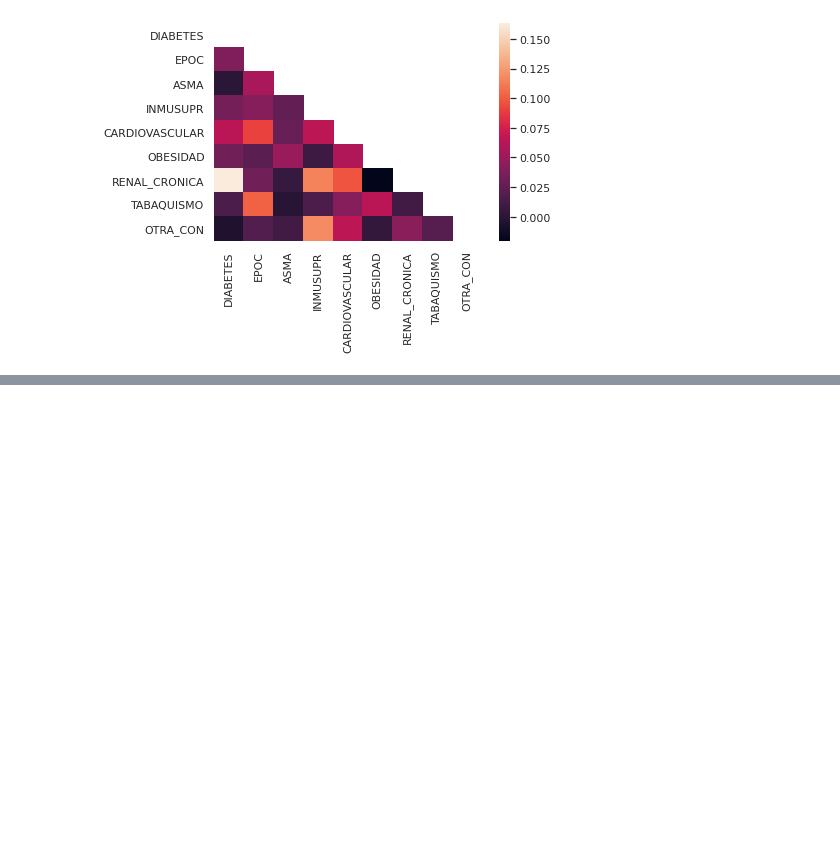
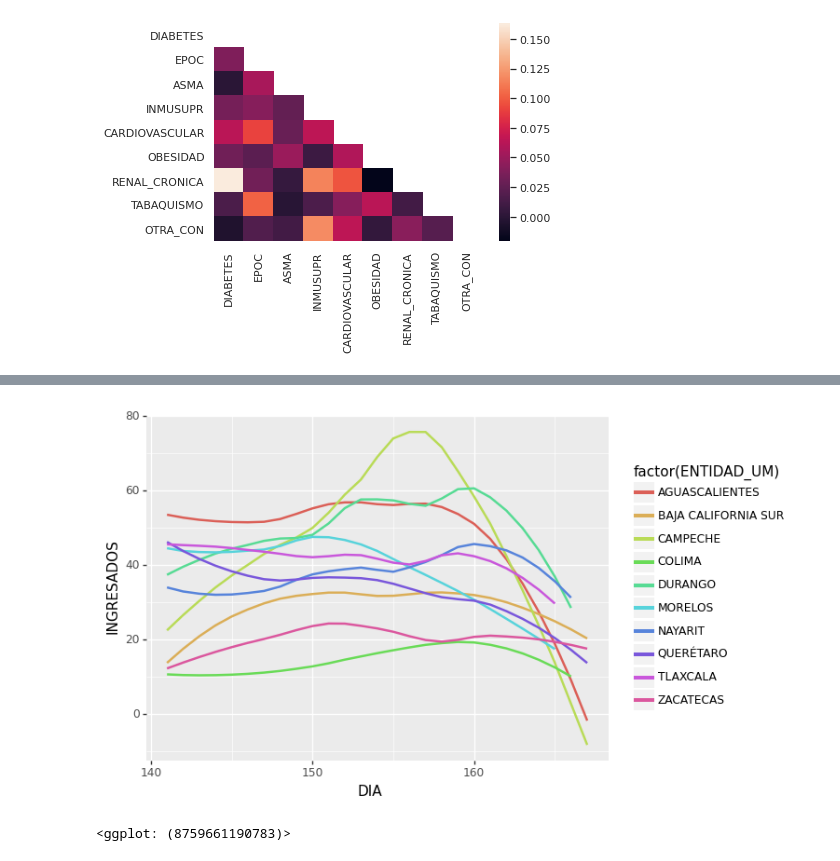
Before and after one commit to apconzuelo/PTSCpy, a Jupyter notebook: factores_de_riesgo_covid_en_m_xico.ipynb, the cells around one changed output, grey strips where cells are left out. Saved outputs shown, nothing was run; the diff lists cells and outputs as text; code cells hidden in the pictures; blank space fills up the shorter version.

```diff
--- a/factores_de_riesgo_covid_en_m_xico.ipynb
+++ b/factores_de_riesgo_covid_en_m_xico.ipynb
@@ -271,0 +335,9 @@ Stopping at filesystem boundary (GIT_DISCOVERY_ACROSS_FILESYSTEM not set).
+# %%
+estado_diarios = sit_df.groupby(['ENTIDAD_UM', 'FECHA_INGRESO'])\
+[['FECHA_INGRESO', 'UCI', 'INTUBADO']].count()
+estado_diarios.columns =['INGRESADOS', 'UCI', 'INTUBADOS']
+estado_diarios = estado_diarios.reset_index()
+
+top_casos = estado_diarios\
+.groupby(['ENTIDAD_UM']).sum()\
+.sort_values('INGRESADOS',ascending = False ).tail(10).index.values.tolist()
@@ -271,0 +347,19 @@ Stopping at filesystem boundary (GIT_DISCOVERY_ACROSS_FILESYSTEM not set).
+# %%
+estado_dias = sit_df.groupby(['ENTIDAD_UM', 'DIA'])\
+[['DIA', 'UCI', 'INTUBADO']].count()
+estado_dias.columns = ['INGRESADOS', 'UCI', 'INTUBADOS']
+estado_dias = estado_dias.reset_index()
+estado_dias = estado_dias[estado_dias['ENTIDAD_UM'].isin(top_casos)]
+dias_recientes = estado_dias[estado_dias['DIA']>140]
+# %%
+#!pip install scikit-misc
+from plotnine import ggplot, geom_smooth, geom_line, geom_point, aes, stat_smooth, facet_wrap
+
+(ggplot(dias_recientes[dias_recientes['ENTIDAD_UM'].isin(top_casos)],
+        aes(x = 'DIA', y = 'INGRESADOS',
+            color ='factor(ENTIDAD_UM)'))
++ geom_smooth(method = 'loess', se = False)
+)#+ geom_line(alpha= 0.5))
+# %% [output]
+[figure, added]
+<ggplot: (8759661190783)>
```
Also changed, not shown: parts of 21 cells of this notebook.
